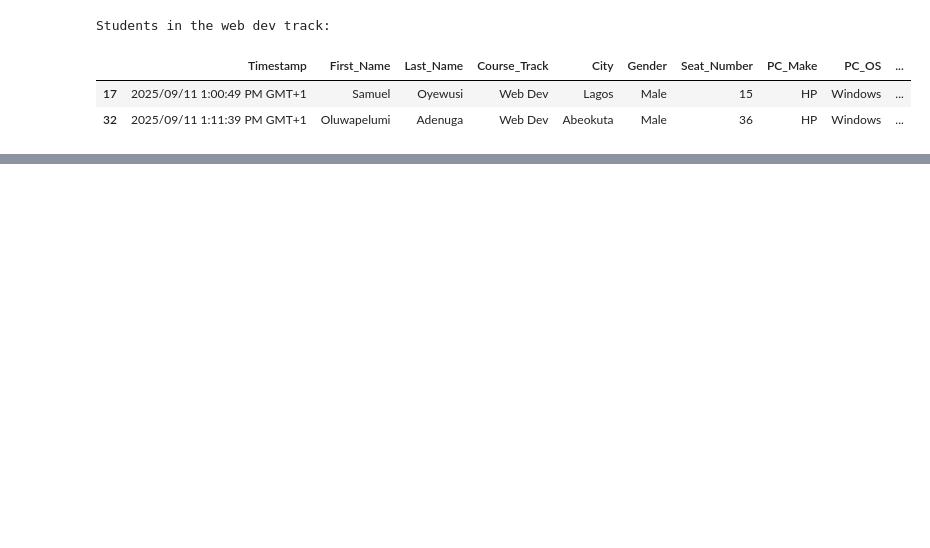
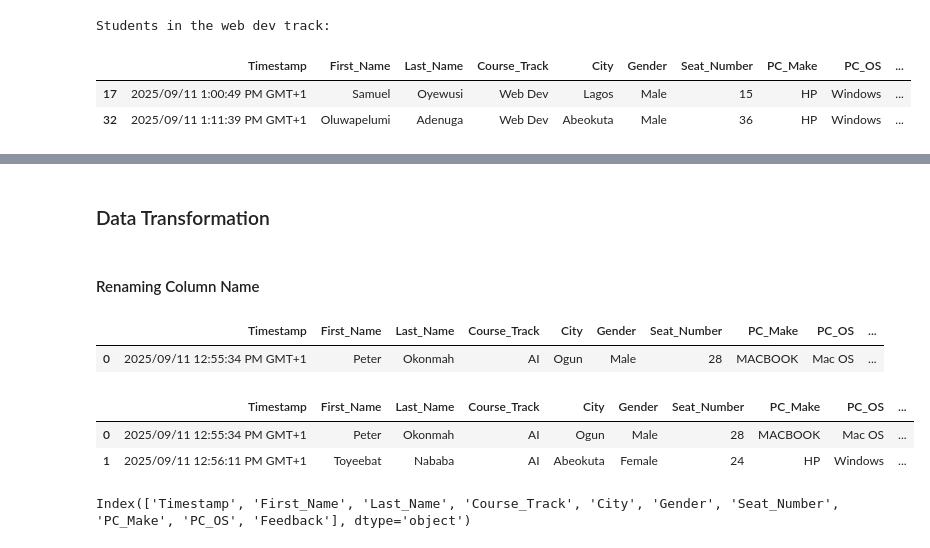
Before and after one commit to KudoroEsther/Files-Data_Analysis-, a Jupyter notebook: Pandas/UnderstandingPandas.ipynb, the cells around one changed output, grey strips where cells are left out. Cells and saved outputs as stored; diff of their text form; code cells hidden in the pictures; blank space fills up the shorter version.

```diff
--- a/Pandas/UnderstandingPandas.ipynb
+++ b/Pandas/UnderstandingPandas.ipynb
@@ -421,7 +421,8 @@ df.columns = df.columns.str.replace("-", " ")
 # %%
 df.columns = df.columns.str.replace(" ", "_")
 # %%
-df.columns= df.columns.str.replace("PC___OS", "PC_OS ")
+df.columns= df.columns.str.replace("PC___OS","PC_OS")
+df.columns = df.columns.str.strip()
 # %%
 df.columns
 # %% [output]
@@ -493,3 +495,25 @@ complex_query
 | 19 | 2025/09/11 1:01:31 PM GMT+1 | Victor | Ademuyiwa | AI | kobape | Male | 2 | ASUS | Windows | ... |
 | 26 | 2025/09/11 1:02:59 PM GMT+1 | Oluwaseyi | Egunjobi | Cloud Computing | Cape Town | Male | 2 | MACBOOK | Mac OS | ... |
 | 30 | 2025/09/11 1:06:48 PM GMT+1 | Gabriel | Bamgbose | AI | Abeokuta | Male | 2 | HP | Windows | ... |
+# %% [markdown]
+### Data Transformation
+# %% [markdown]
+#### Renaming Column Name
+# %%
+df.rename(columns={'First_Name': 'FirstName', 'Last_Name': 'LastName'})
+df.head(1)
+# %% [output]
+|  | Timestamp | First_Name | Last_Name | Course_Track | City | Gender | Seat_Number | PC_Make | PC_OS | ... |
+| 0 | 2025/09/11 12:55:34 PM GMT+1 | Peter | Okonmah | AI | Ogun | Male | 28 | MACBOOK | Mac OS | ... |
+# %%
+df['Feedback'] = df['Feedback'].str.lower() #converts the contents of feedback to lower case
+# %%
+df.head(2)
+# %% [output]
+|  | Timestamp | First_Name | Last_Name | Course_Track | City | Gender | Seat_Number | PC_Make | PC_OS | ... |
+| 0 | 2025/09/11 12:55:34 PM GMT+1 | Peter | Okonmah | AI | Ogun | Male | 28 | MACBOOK | Mac OS | ... |
+| 1 | 2025/09/11 12:56:11 PM GMT+1 | Toyeebat | Nababa | AI | Abeokuta | Female | 24 | HP | Windows | ... |
+# %%
+df.columns
+# %% [output]
+Index(['Timestamp', 'First_Name', 'Last_Name', 'Course_Track', 'City', 'Gender', 'Seat_Number', 'PC_Make', 'PC_OS', 'Feedback'], dtype='object')
```
Also changed, not shown: parts of 4 cells of this notebook.
